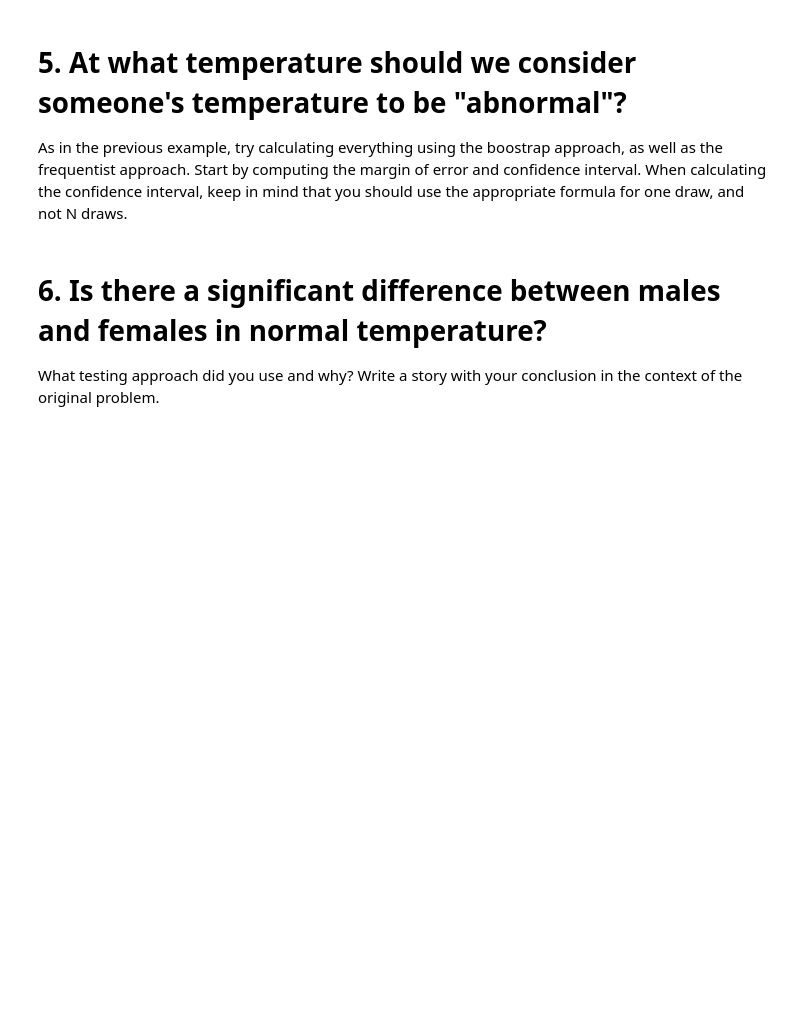
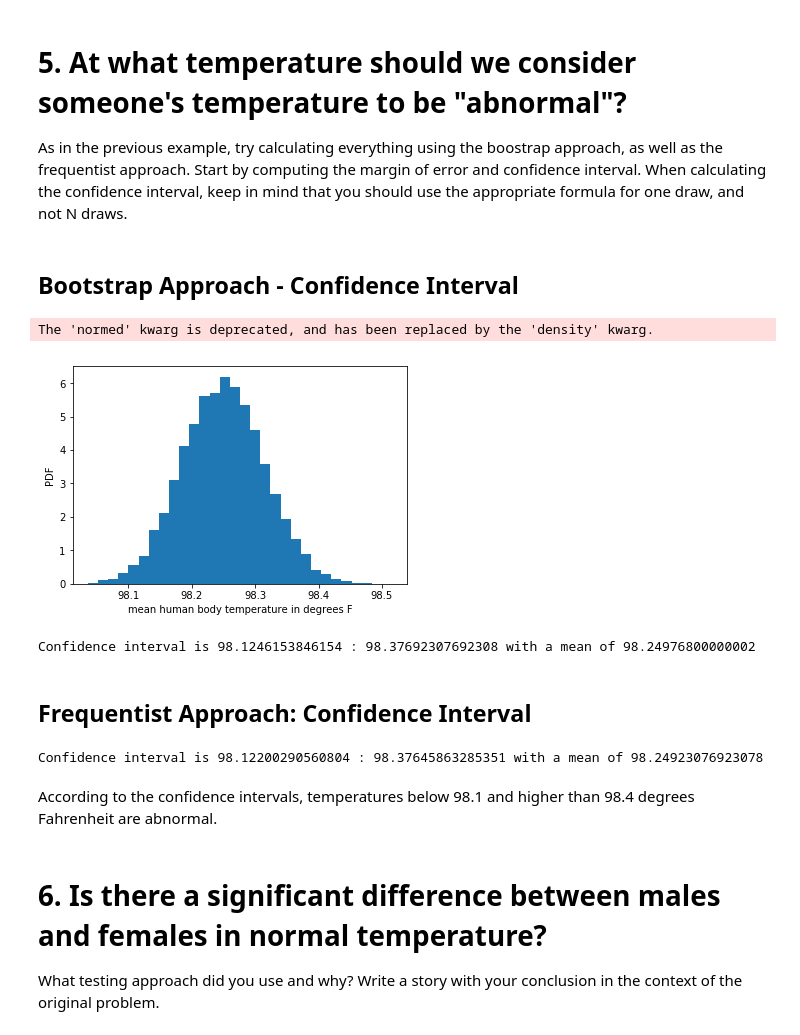
Before and after one commit to csignature/springboard-projects, a Jupyter notebook: EDA_human_temperature/sliderule_dsi_inferential_statistics_exercise_1.ipynb, the cells around one changed output. Saved outputs shown, nothing was run; the diff lists cells and outputs as text; code cells hidden in the pictures; blank space fills up the shorter version.

Commit message:
inferential stats proj update jul8

```diff
--- a/EDA_human_temperature/sliderule_dsi_inferential_statistics_exercise_1.ipynb
+++ b/EDA_human_temperature/sliderule_dsi_inferential_statistics_exercise_1.ipynb
@@ -218,6 +262,39 @@ What do you notice? What does this tell you about the difference in application
 # 5. At what temperature should we consider someone's temperature to be "abnormal"?
 As in the previous example, try calculating everything using the boostrap approach, as well as the frequentist approach.
 Start by computing the margin of error and confidence interval. When calculating the confidence interval, keep in mind that you should use the appropriate formula for one draw, and not N draws.
+# %% [markdown]
+## Bootstrap Approach - Confidence Interval
+# %%
+bsreplicates = np.empty(10000)
+
+for i in range(10000):
+    bsreplicates[i] = bootstrap_replicate_1d(df.temperature,np.mean)
+
+_ = plt.hist(bsreplicates, bins=30, normed=True)
+_ = plt.xlabel("mean human body temperature in degrees F")
+_ = plt.ylabel("PDF")
+plt.show()
+
+
+percent2nd = np.percentile(bsreplicates,2.5)
+percent97th = np.percentile(bsreplicates,97.5)
+print("Confidence interval is "+ str(percent2nd)+ " : "+ str(percent97th) + " with a mean of " + str(np.mean(bsreplicates)))
+# %% [output]
+The 'normed' kwarg is deprecated, and has been replaced by the 'density' kwarg.
+[figure, added]
+Confidence interval is 98.1246153846154 : 98.37692307692308 with a mean of 98.24976800000002
+# %% [markdown]
+## Frequentist Approach: Confidence Interval
+# %%
+SE = stats.sem(df.temperature)
+t_c = stats.t.ppf(0.975,df=len(df.temperature)-1)
+CIlower = df.temperature.mean()-t_c*SE
+CIupper = df.temperature.mean()+t_c*SE
+print("Confidence interval is "+ str(CIlower)+ " : "+ str(CIupper) + " with a mean of " + str(df.temperature.mean()))
+# %% [output]
+Confidence interval is 98.12200290560804 : 98.37645863285351 with a mean of 98.24923076923078
+# %% [markdown]
+According to the confidence intervals, temperatures below 98.1 and higher than 98.4 degrees Fahrenheit are abnormal.
 # %% [markdown]
 # 6. Is there a significant difference between males and females in normal temperature?
 What testing approach did you use and why?
```
Also changed, not shown: parts of 20 cells of this notebook, 5 other files.
